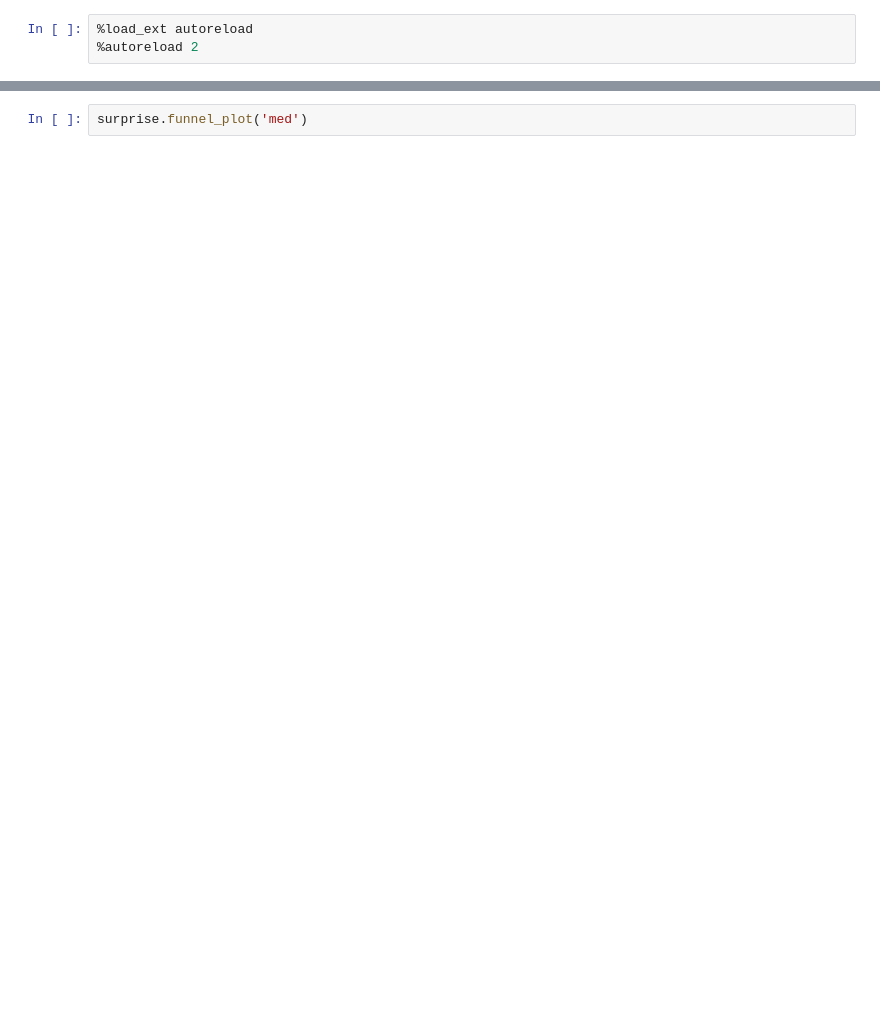
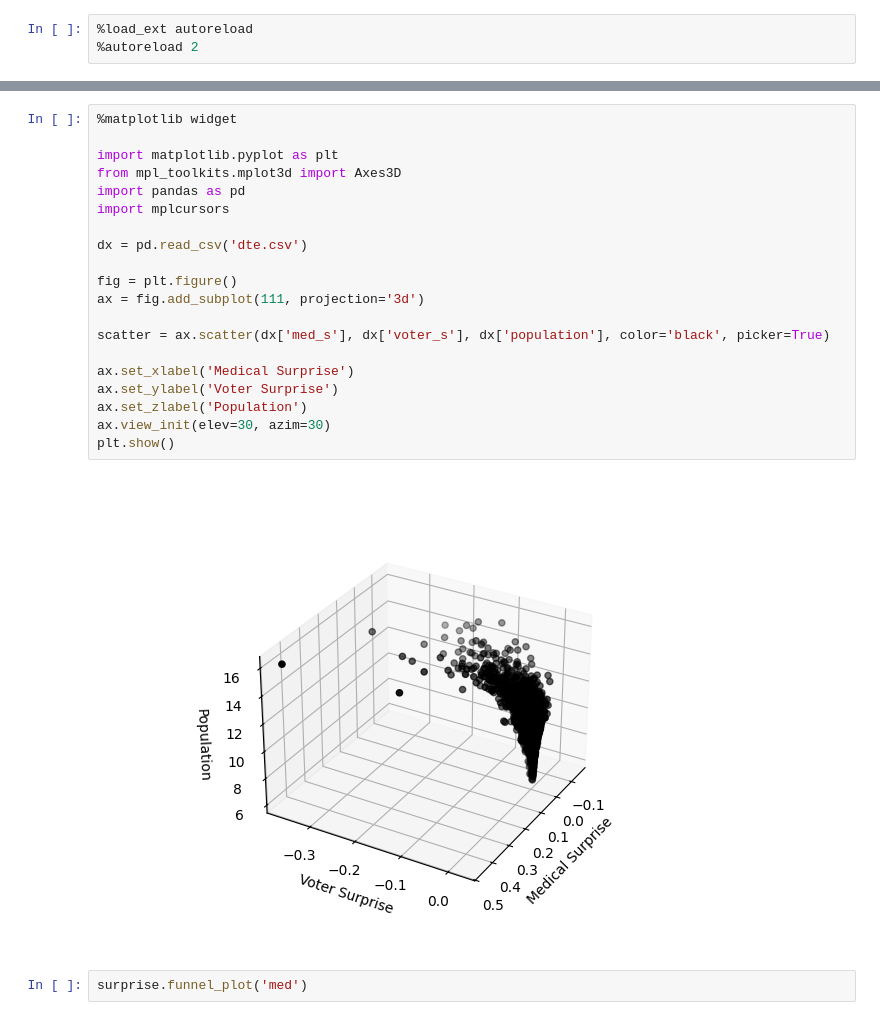
Before and after one commit to kimsta007/medicaid, a Jupyter notebook: medicaid.ipynb, the cells around one changed output, grey strips where cells are left out. Saved outputs shown, nothing was run; the diff lists cells and outputs as text; blank space fills up the shorter version.

```diff
--- a/medicaid.ipynb
+++ b/medicaid.ipynb
@@ -36,6 +36,28 @@ df
 | 3150 | 56043 | Washakie County | Wyoming | 0.134 | 0.8136 | 8533.0 | -1.393130 | -0.008458 | 0.917624 | ... |
 | 3151 | 56045 | Weston County | Wyoming | 0.085 | 0.8784 | 7208.0 | -2.217184 | -0.012354 | 1.328325 | ... |
 3152 rows × 10 columns
+# %%
+%matplotlib widget
+
+import matplotlib.pyplot as plt
+from mpl_toolkits.mplot3d import Axes3D
+import pandas as pd
+import mplcursors
+
+dx = pd.read_csv('dte.csv')
+
+fig = plt.figure()
+ax = fig.add_subplot(111, projection='3d')
+
+scatter = ax.scatter(dx['med_s'], dx['voter_s'], dx['population'], color='black', picker=True)
+
+ax.set_xlabel('Medical Surprise')
+ax.set_ylabel('Voter Surprise')
+ax.set_zlabel('Population')
+ax.view_init(elev=30, azim=30)
+plt.show()
+# %% [output]
+[figure, added]
 # %%
 surprise.funnel_plot('med')
 # %% [output]
```
Also changed, not shown: parts of 1 cell of this notebook, 2 other files.
